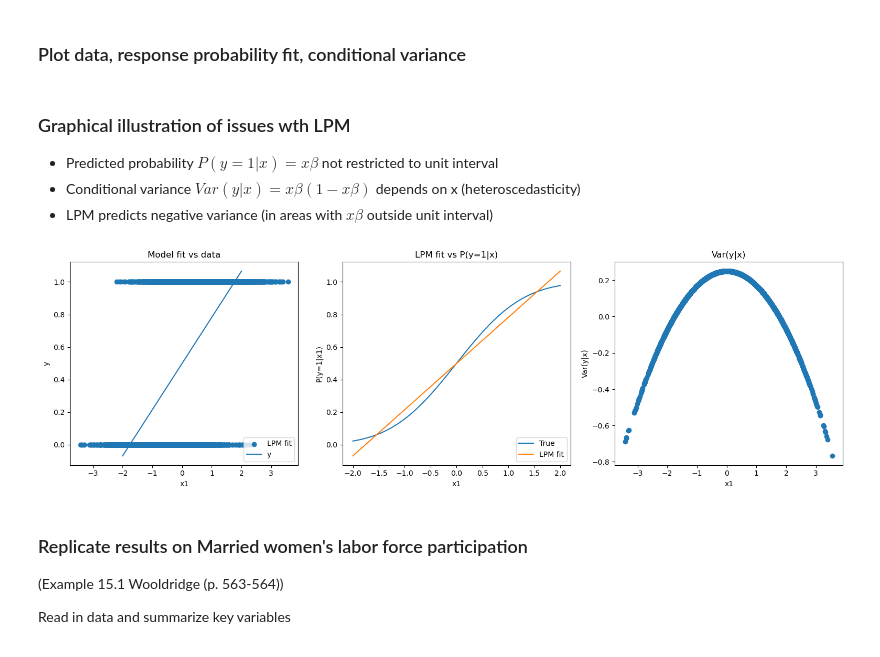
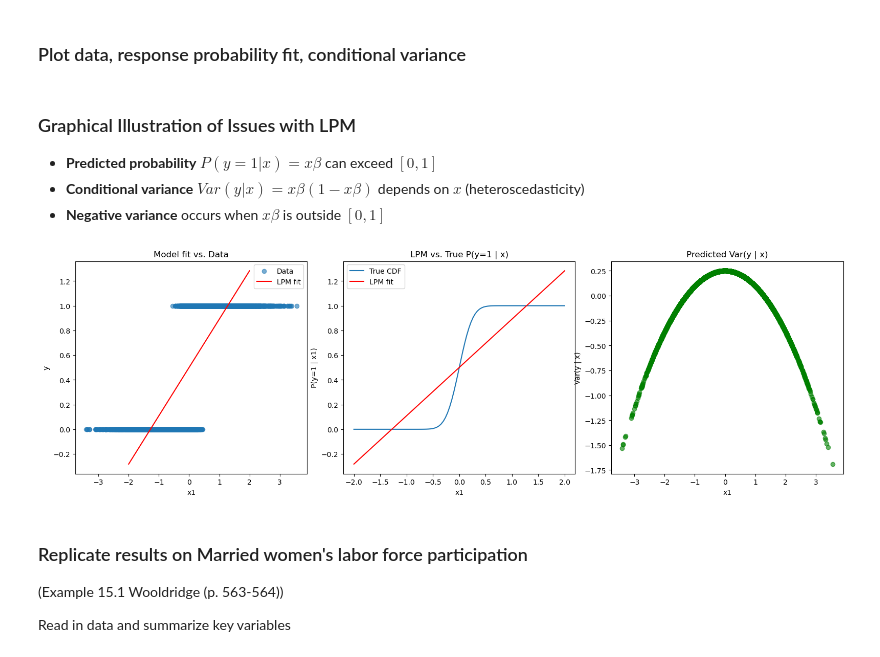
Before and after one commit to bschjerning/EconometricsB, a Jupyter notebook: lectures/10_binary_response/binary_choice.ipynb, the cells around one changed output. Drawn from its saved outputs; the diff is of its cells as text; code cells hidden in the pictures.

```diff
--- a/lectures/10_binary_response/binary_choice.ipynb
+++ b/lectures/10_binary_response/binary_choice.ipynb
@@ -237,12 +253,15 @@ def plot_lpmfit(y, x, beta):
 # %% [markdown]
-### Graphical illustration of issues wth LPM
-* Predicted probability $P(y=1|x)=x\beta$ not restricted to unit interval
-* Conditional variance $Var(y|x)=x\beta(1-x\beta)$ depends on x (heteroscedasticity)
-* LPM predicts negative variance (in areas with $x\beta$ outside unit interval)
+### Graphical Illustration of Issues with LPM
+
+- **Predicted probability** $P(y = 1 | x) = x \beta$ can exceed $[0, 1]$
+- **Conditional variance** $Var(y | x) = x \beta (1 - x \beta)$ depends on $x$ (heteroscedasticity)
+- **Negative variance** occurs when $x \beta$ is outside $[0, 1]$
-# %%
-plot_lpmfit(y_sim, x_sim, beta)
-# %% [output]
-[figure, removed]
+# %%
+beta = np.array([[0, 5]]).T  # try changing parameters
+y_sim = sim_y(x_sim, beta)
+plot_lpmfit(y_sim, x_sim, beta)
+# %% [output]
+[figure, added]
 # %% [markdown]
 ### Replicate results on Married women's labor force participation
 (Example 15.1 Wooldridge (p. 563-564))
```
Also changed, not shown: parts of 40 cells of this notebook, 2 other files.
